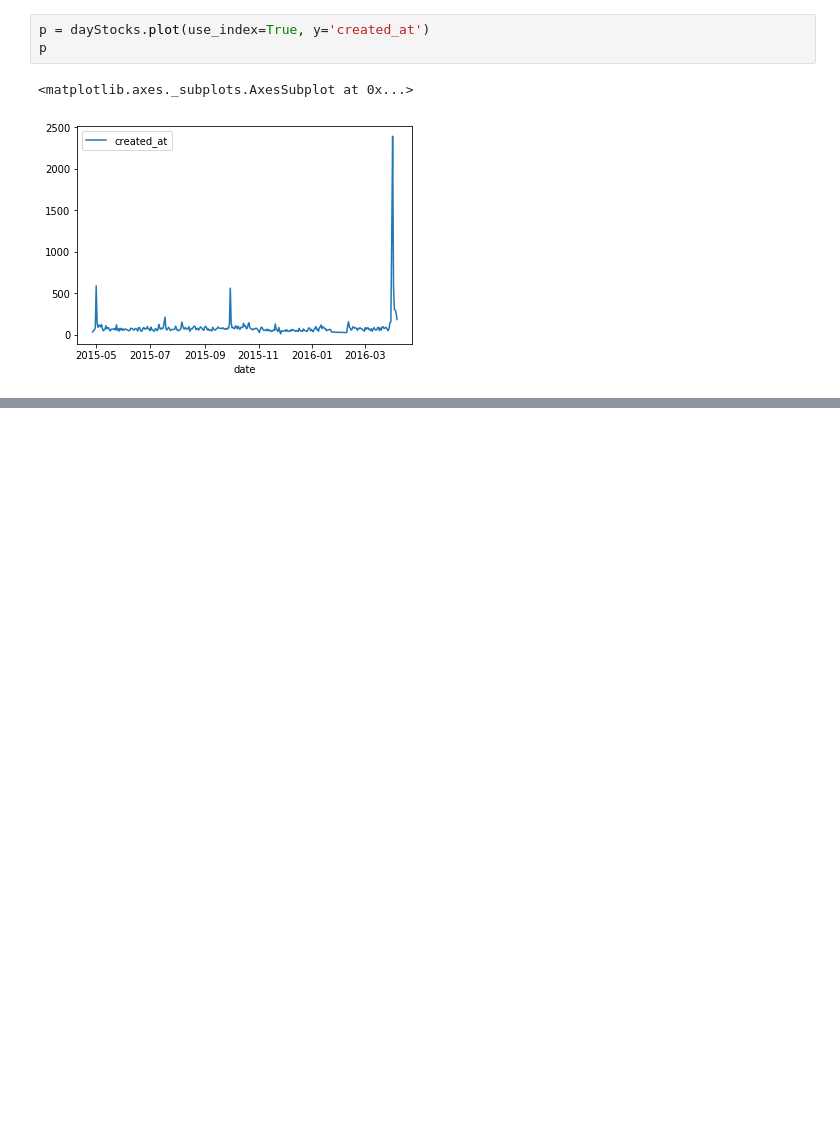
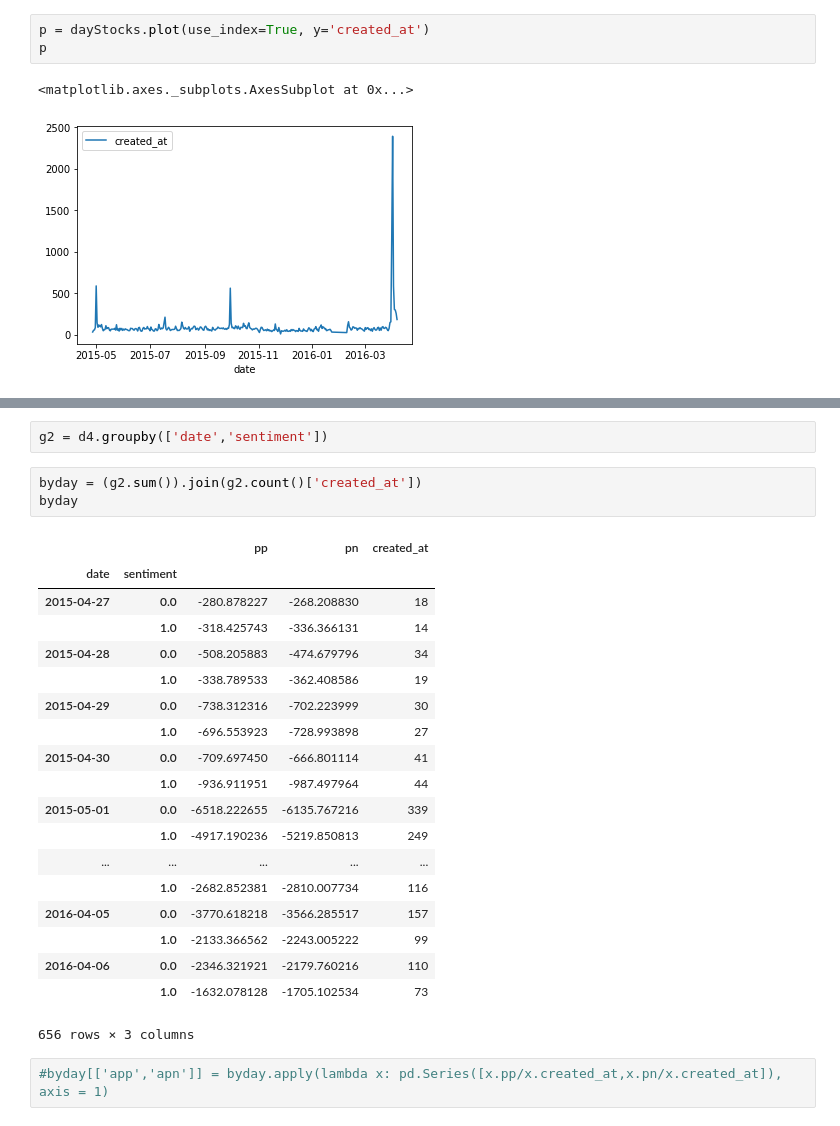
Before and after one commit to nicwigs/482, a Jupyter notebook: project/lookingAtTweets1516.ipynb, the cells around one changed output, grey strips where cells are left out. Saved outputs shown, nothing was run; the diff lists cells and outputs as text; blank space fills up the shorter version.

```diff
--- a/project/lookingAtTweets1516.ipynb
+++ b/project/lookingAtTweets1516.ipynb
@@ -119,0 +171,27 @@ p
+# %%
+g2 = d4.groupby(['date','sentiment'])
+# %%
+byday = (g2.sum()).join(g2.count()['created_at'])
+byday
+# %% [output]
+|  |  | pp | pn | created_at |
+| date | sentiment |  |  |  |
+| 2015-04-27 | 0.0 | -280.878227 | -268.208830 | 18 |
+|  | 1.0 | -318.425743 | -336.366131 | 14 |
+| 2015-04-28 | 0.0 | -508.205883 | -474.679796 | 34 |
+|  | 1.0 | -338.789533 | -362.408586 | 19 |
+| 2015-04-29 | 0.0 | -738.312316 | -702.223999 | 30 |
+|  | 1.0 | -696.553923 | -728.993898 | 27 |
+| 2015-04-30 | 0.0 | -709.697450 | -666.801114 | 41 |
+|  | 1.0 | -936.911951 | -987.497964 | 44 |
+| 2015-05-01 | 0.0 | -6518.222655 | -6135.767216 | 339 |
+|  | 1.0 | -4917.190236 | -5219.850813 | 249 |
+| ... | ... | ... | ... | ... |
+|  | 1.0 | -2682.852381 | -2810.007734 | 116 |
+| 2016-04-05 | 0.0 | -3770.618218 | -3566.285517 | 157 |
+|  | 1.0 | -2133.366562 | -2243.005222 | 99 |
+| 2016-04-06 | 0.0 | -2346.321921 | -2179.760216 | 110 |
+|  | 1.0 | -1632.078128 | -1705.102534 | 73 |
+656 rows × 3 columns
+# %%
+#byday[['app','apn']] = byday.apply(lambda x: pd.Series([x.pp/x.created_at,x.pn/x.created_at]), axis = 1)
```
Also changed, not shown: parts of 11 cells of this notebook.
